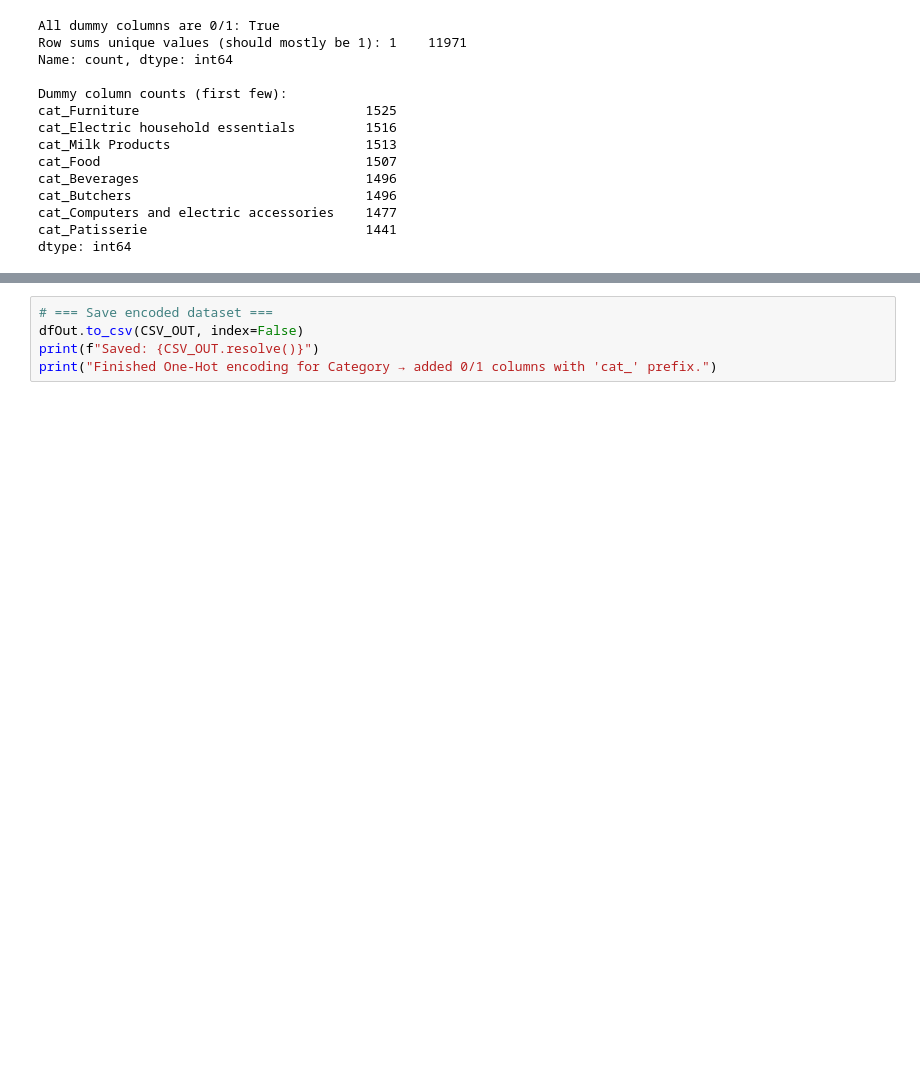
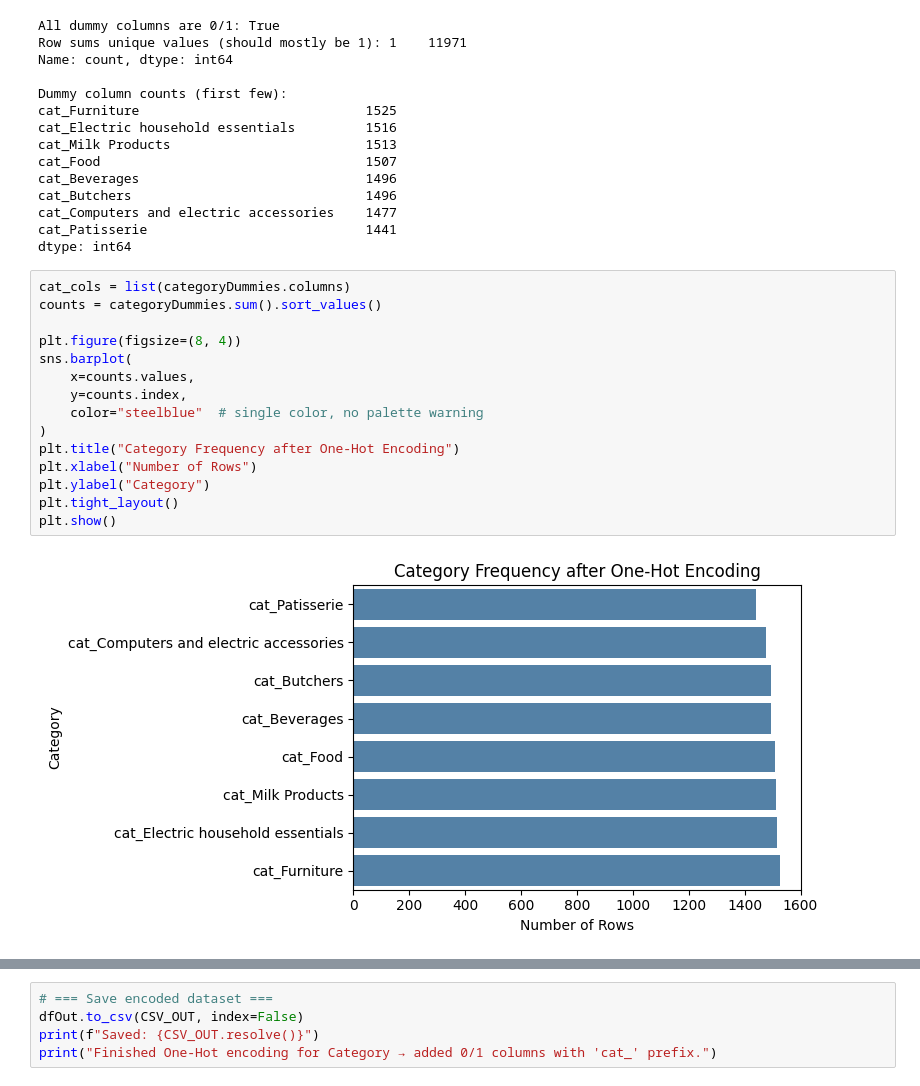
Before and after one commit to kronos9029/CP610-assignment1, a Jupyter notebook: category/encode_category_one_hot.ipynb, the cells around one changed output, grey strips where cells are left out. Saved outputs shown, nothing was run; the diff lists cells and outputs as text; blank space fills up the shorter version.

```diff
--- a/category/encode_category_one_hot.ipynb
+++ b/category/encode_category_one_hot.ipynb
@@ -109,3 +111,20 @@ cat_Butchers                              1496
 cat_Computers and electric accessories    1477
 cat_Patisserie                            1441
 dtype: int64
+# %%
+cat_cols = list(categoryDummies.columns)
+counts = categoryDummies.sum().sort_values()
+
+plt.figure(figsize=(8, 4))
+sns.barplot(
+    x=counts.values,
+    y=counts.index,
+    color="steelblue"  # single color, no palette warning
+)
+plt.title("Category Frequency after One-Hot Encoding")
+plt.xlabel("Number of Rows")
+plt.ylabel("Category")
+plt.tight_layout()
+plt.show()
+# %% [output]
+[figure, added]
```
Also changed, not shown: parts of 2 cells of this notebook, 8 other files.
